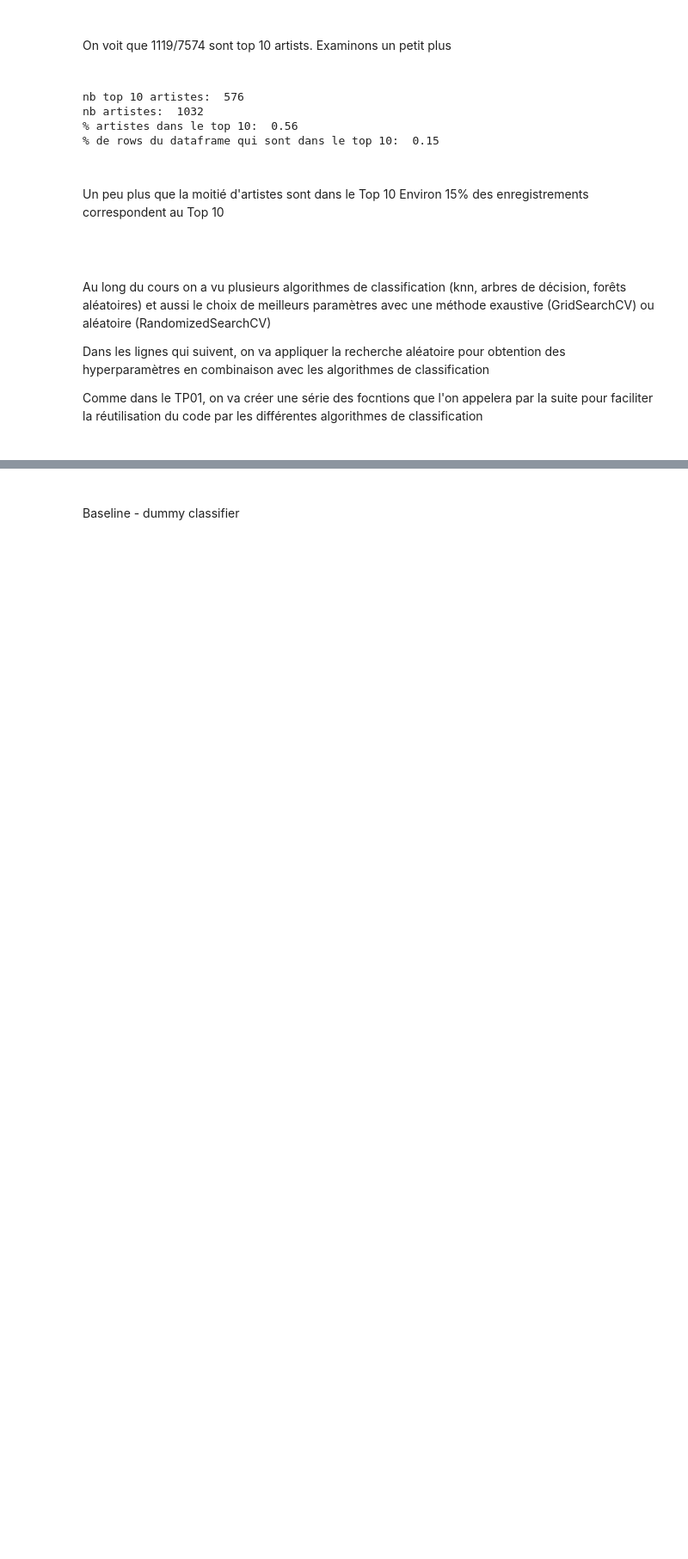
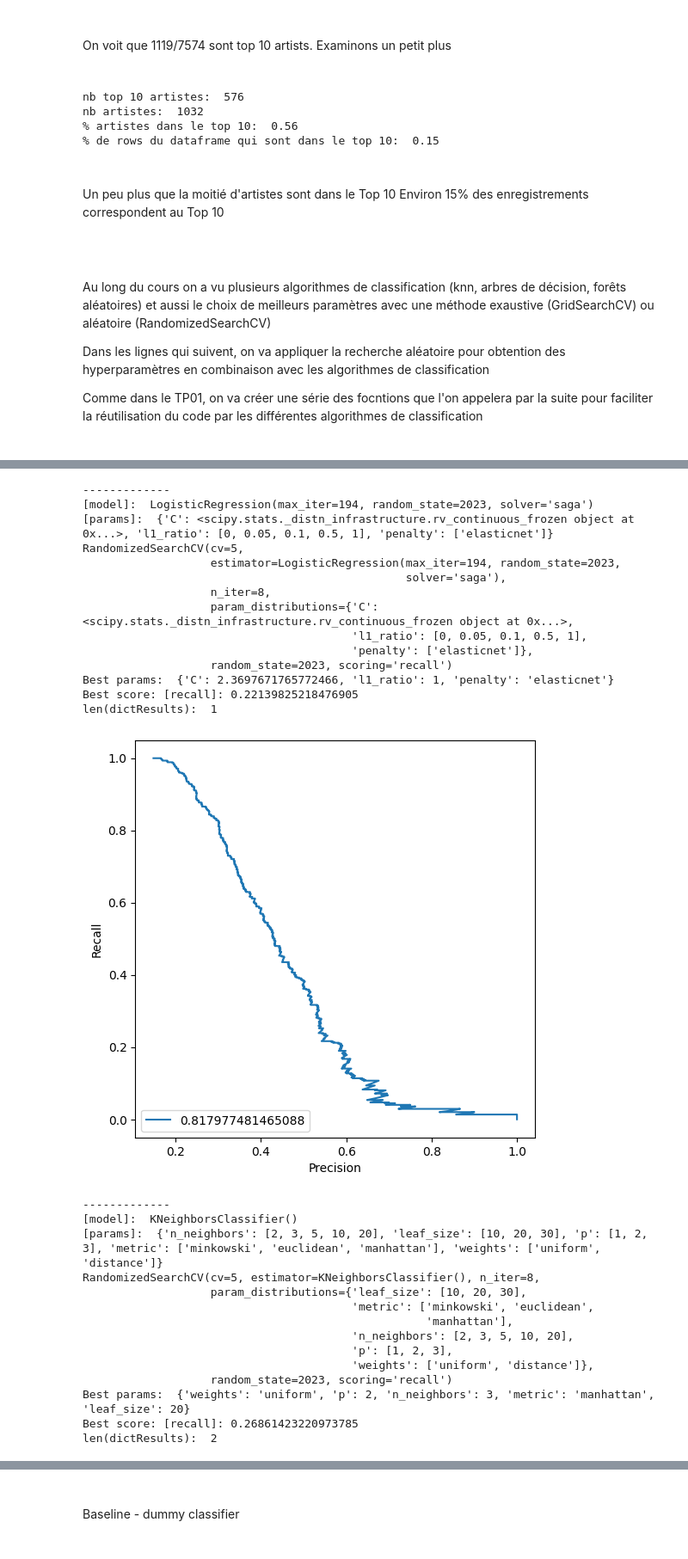
Before and after one commit to rennyatwork/CegepSteFoy_IA, a Jupyter notebook: 05_MachineLearning/TP02/tp02_v07.ipynb, the cells around one changed output, grey strips where cells are left out. Shown at 86% size. Drawn from its saved outputs; the diff is of its cells as text; code cells hidden in the pictures; blank space fills up the shorter version.

```diff
--- a/05_MachineLearning/TP02/tp02_v07.ipynb
+++ b/05_MachineLearning/TP02/tp02_v07.ipynb
@@ -246,6 +263,7 @@ def plot_roc_curve(pYVal, pYValProba, pLabel):
     plt.plot(fpr, tpr, label=pLabel)
     plt.xlabel('False positive rate')
     plt.ylabel('True positive rate')
+    plt.legend(loc='lower right')
     #plot_roc_curve(fpr, tpr)
     plt.show()
 # %%
@@ -290,5 +309,13 @@ def plot_precision_recall(pYActual, pYPred, pLabel):
 # %%
 ## precision recall curve
+'''
+https://scikit-learn.org/stable/modules/generated/sklearn.metrics.average_precision_score.html#sklearn.metrics.average_precision_score
+AP summarizes a precision-recall curve as the weighted mean of
+precisions achieved at each threshold
+, with the increase in recall from the previous threshold used as
+the weight:
+'''
+## https://machinelearningmastery.com/roc-curves-and-precision-recall-curves-for-classification-in-python/
 def plot_multi_precision_recall(pDictResults):
     print ("--[plot_multi_precision_recall--")
 
@@ -296,20 +323,34 @@ def plot_multi_precision_recall(pDictResults):
 
 
     for key in pDictResults.keys():
+        print("----------------------------")
         print("[key]: ", key)
+
         innerDict = pDictResults.get(key)
         y_actual = innerDict.get('y_actual')
         y_pred = innerDict.get('y_pred')
+
+
+        #print(classification_report(y_actual, y_pred))
+
         #roc_auc = innerDict.get('roc_auc_score')
 
         precision, recall, thresholds = precision_recall_curve(y_actual, y_pred)
         #auc_precision_recall = auc(recall, precision)
-        score = average_precision_score(y_actual, y_pred)
-        #score = f1_score(y_actual, y_pred)
+        score = average_precision_score(y_actual, y_pred, average='weighted')
+
+        print("-----[begin debug]------")
+        print("actual: ", y_actual)
+        print("pred: ", y_pred)
+        print("-----[end debug]------")
+
+
+        avg_precision_auc = auc(recall, precision)
 
 
         #plt.plot(recall, precision,label = key + " - [auc]: "+str(round(auc_precision_recall, 3)))
-        plt.plot(recall, precision,label = key + " - [avg_precision]: "+str(round(score, 3)))
+        plt.plot(recall, precision,label = key + " - [avg_precision_auc]: "+str(round(avg_precision_auc, 3)))
+        #plt.plot(recall, precision,label = key + " - [f1_precision]: "+str(round(score, 3)))
         #plot_roc_curve(fpr, tpr, label=key)
 
 
@@ -754,0 +571,38 @@ plot_multi_precision_recall(dictResults)
+# %%
+## recall
+'''
+The recall is the ratio tp / (tp + fn) where tp is the number of true positives
+and fn the number of false negatives. The recall is intuitively the ability of the classifier
+to find all the positive samples.
+'''
+doClassificationAnalysis(dfXNum, pScoring='recall')
+# %% [output]
+-------------
+[model]:  LogisticRegression(max_iter=194, random_state=2023, solver='saga')
+[params]:  {'C': <scipy.stats._distn_infrastructure.rv_continuous_frozen object at 0x...>, 'l1_ratio': [0, 0.05, 0.1, 0.5, 1], 'penalty': ['elasticnet']}
+RandomizedSearchCV(cv=5,
+                   estimator=LogisticRegression(max_iter=194, random_state=2023,
+                                                solver='saga'),
+                   n_iter=8,
+                   param_distributions={'C': <scipy.stats._distn_infrastructure.rv_continuous_frozen object at 0x...>,
+                                        'l1_ratio': [0, 0.05, 0.1, 0.5, 1],
+                                        'penalty': ['elasticnet']},
+                   random_state=2023, scoring='recall')
+Best params:  {'C': 2.3697671765772466, 'l1_ratio': 1, 'penalty': 'elasticnet'}
+Best score: [recall]: 0.22139825218476905
+len(dictResults):  1
+[figure, added]
+-------------
+[model]:  KNeighborsClassifier()
+[params]:  {'n_neighbors': [2, 3, 5, 10, 20], 'leaf_size': [10, 20, 30], 'p': [1, 2, 3], 'metric': ['minkowski', 'euclidean', 'manhattan'], 'weights': ['uniform', 'distance']}
+RandomizedSearchCV(cv=5, estimator=KNeighborsClassifier(), n_iter=8,
+                   param_distributions={'leaf_size': [10, 20, 30],
+                                        'metric': ['minkowski', 'euclidean',
+                                                   'manhattan'],
+                                        'n_neighbors': [2, 3, 5, 10, 20],
+                                        'p': [1, 2, 3],
+                                        'weights': ['uniform', 'distance']},
+                   random_state=2023, scoring='recall')
+Best params:  {'weights': 'uniform', 'p': 2, 'n_neighbors': 3, 'metric': 'manhattan', 'leaf_size': 20}
+Best score: [recall]: 0.26861423220973785
+len(dictResults):  2
```
Also changed, not shown: parts of 18 cells of this notebook.
